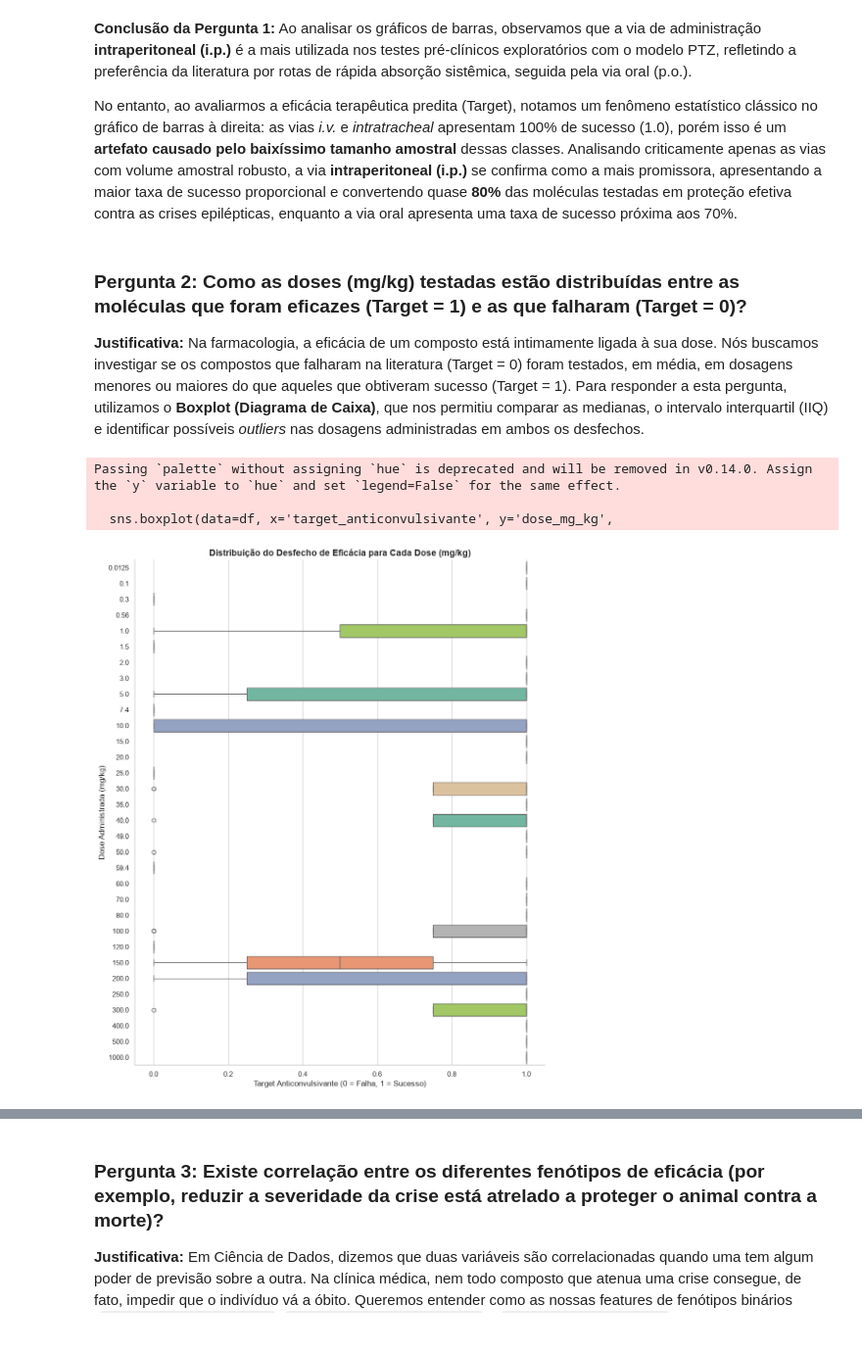
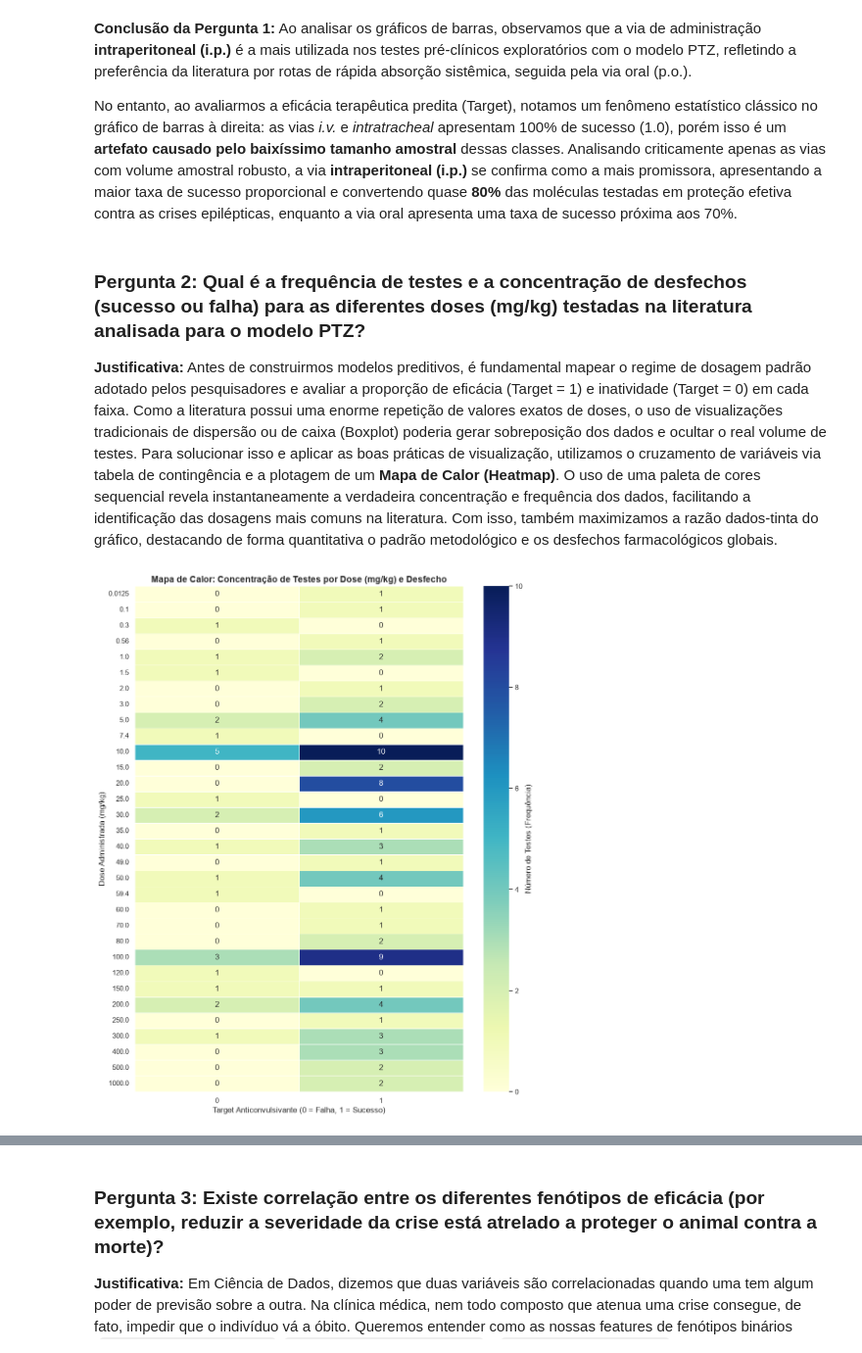
Before and after one commit to alefebm/icd-triagem-ptz, a Jupyter notebook: relatorio-final.ipynb, the cells around one changed output, grey strips where cells are left out. Shown at 98% size. Drawn from its saved outputs; the diff is of its cells as text; code cells hidden in the pictures.

Commit message:
substitui pergunta 2 para heatmap

```diff
--- a/relatorio-final.ipynb
+++ b/relatorio-final.ipynb
@@ -124,37 +124,35 @@ Ao analisar os gráficos de barras, observamos que a via de administração **in
 
 No entanto, ao avaliarmos a eficácia terapêutica predita (Target), notamos um fenômeno estatístico clássico no gráfico de barras à direita: as vias *i.v.* e *intratracheal* apresentam 100% de sucesso (1.0), porém isso é um **artefato causado pelo baixíssimo tamanho amostral** dessas classes. Analisando criticamente apenas as vias com volume amostral robusto, a via **intraperitoneal (i.p.)** se confirma como a mais promissora, apresentando a maior taxa de sucesso proporcional e convertendo quase **80%** das moléculas testadas em proteção efetiva contra as crises epilépticas, enquanto a via oral apresenta uma taxa de sucesso próxima aos 70%.
 # %% [markdown]
-### Pergunta 2: Como as doses (mg/kg) testadas estão distribuídas entre as moléculas que foram eficazes (Target = 1) e as que falharam (Target = 0)?
+### Pergunta 2: Qual é a frequência de testes e a concentração de desfechos (sucesso ou falha) para as diferentes doses (mg/kg) testadas na literatura analisada para o modelo PTZ?
 
-**Justificativa:** Na farmacologia, a eficácia de um composto está intimamente ligada à sua dose. Nós buscamos investigar se os compostos que falharam na literatura (Target = 0) foram testados, em média, em dosagens menores ou maiores do que aqueles que obtiveram sucesso (Target = 1).
-Para responder a esta pergunta, utilizamos o **Boxplot (Diagrama de Caixa)**, que nos permitiu comparar as medianas, o intervalo interquartil (IIQ) e identificar possíveis *outliers* nas dosagens administradas em ambos os desfechos.
+**Justificativa:** Antes de construirmos modelos preditivos, é fundamental mapear o regime de dosagem padrão adotado pelos pesquisadores e avaliar a proporção de eficácia (Target = 1) e inatividade (Target = 0) em cada faixa. Como a literatura possui uma enorme repetição de valores exatos de doses, o uso de visualizações tradicionais de dispersão ou de caixa (Boxplot) poderia gerar sobreposição dos dados e ocultar o real volume de testes.
+Para solucionar isso e aplicar as boas práticas de visualização, utilizamos o cruzamento de variáveis via tabela de contingência e a plotagem de um **Mapa de Calor (Heatmap)**. O uso de uma paleta de cores sequencial revela instantaneamente a verdadeira concentração e frequência dos dados, facilitando a identificação das dosagens mais comuns na literatura. Com isso, também maximizamos a razão dados-tinta do gráfico, destacando de forma quantitativa o padrão metodológico e os desfechos farmacológicos globais.
 # %%
 def ordenar_doses(val):
     try:
         return float(val)
     except ValueError:
         return float(str(val).split('-'))
 
-doses_unicas = df['dose_mg_kg'].dropna().unique()
-doses_ordenadas = sorted(doses_unicas, key=ordenar_doses)
+df_plot = df.copy()
+df_plot['valor_ordenacao'] = df_plot['dose_mg_kg'].apply(ordenar_doses)
+df_plot = df_plot.sort_values(by='valor_ordenacao', ascending=True)
+
+tabela_frequencia = pd.crosstab(df_plot['dose_mg_kg'], df_plot['target_anticonvulsivante'])
 
 plt.figure(figsize=(10, 12))
 
-sns.boxplot(data=df, x='target_anticonvulsivante', y='dose_mg_kg',
-            order=doses_ordenadas, palette='Set2', orient='h')
+sns.heatmap(tabela_frequencia, cmap='YlGnBu', annot=True, fmt='d',
+            linewidths=.5, cbar_kws={'label': 'Número de Testes (Frequência)'})
 
-plt.title('Distribuição do Desfecho de Eficácia para Cada Dose (mg/kg)', fontsize=14, fontweight='bold')
+plt.title('Mapa de Calor: Concentração de Testes por Dose (mg/kg) e Desfecho', fontsize=14, fontweight='bold')
 plt.xlabel('Target Anticonvulsivante (0 = Falha, 1 = Sucesso)', fontsize=12)
 plt.ylabel('Dose Administrada (mg/kg)', fontsize=12)
 
-sns.despine()
-
 plt.tight_layout()
 plt.show()
 # %% [output]
-Passing `palette` without assigning `hue` is deprecated and will be removed in v0.14.0. Assign the `y` variable to `hue` and set `legend=False` for the same effect.
-
-  sns.boxplot(data=df, x='target_anticonvulsivante', y='dose_mg_kg',
-[figure, old version]
+[figure, new version]
 # %% [markdown]
 **Conclusão da Pergunta 2:**
```
Also changed, not shown: parts of 2 cells of this notebook.
